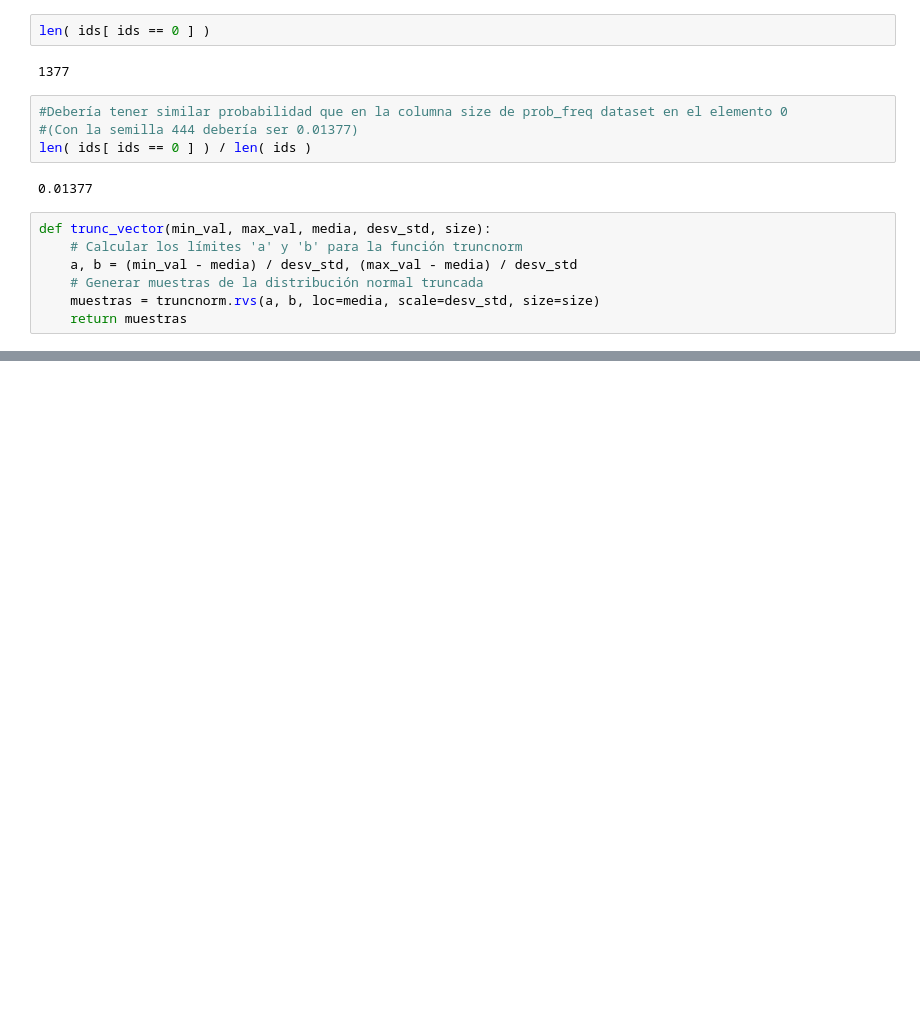
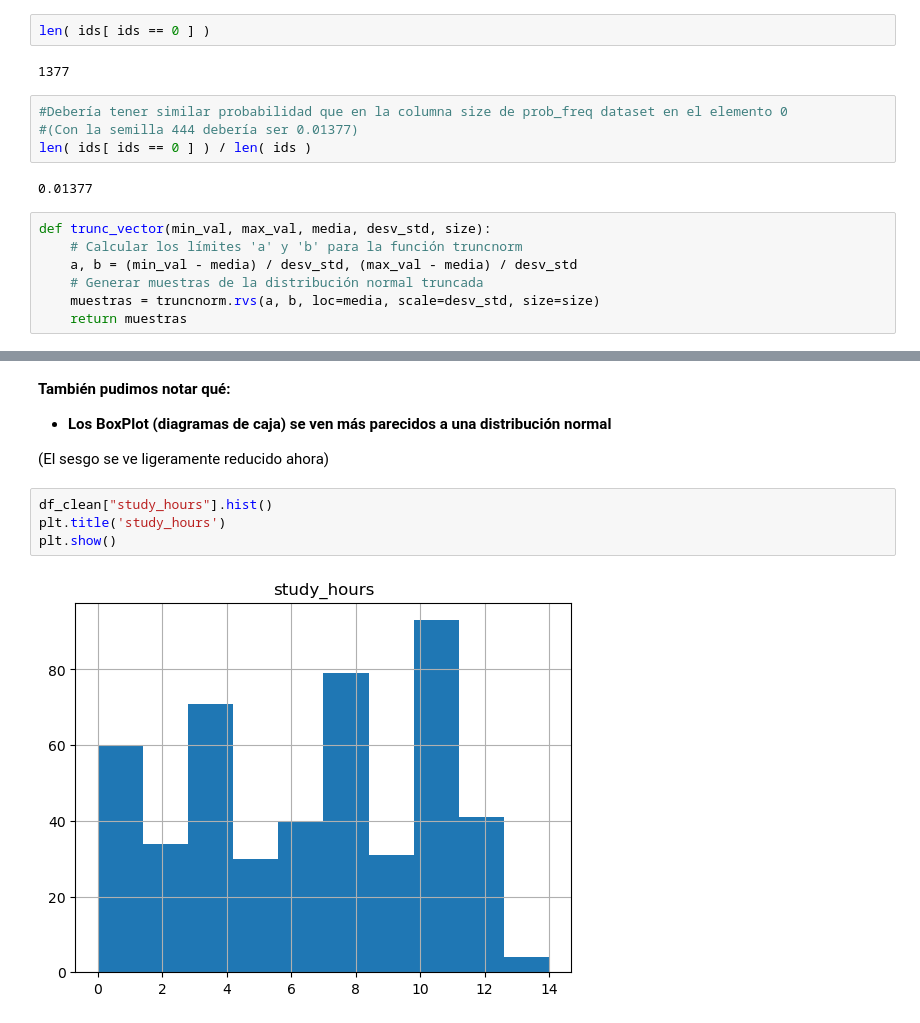
Before and after one commit to GalletaOreo98/Data-Science, a Jupyter notebook: EDA Students Depression/eda_students_depression.ipynb, the cells around one changed output, grey strips where cells are left out. Cells and saved outputs as stored; diff of their text form; blank space fills up the shorter version.

```diff
--- a/EDA Students Depression/eda_students_depression.ipynb
+++ b/EDA Students Depression/eda_students_depression.ipynb
@@ -537,0 +697,12 @@ def trunc_vector(min_val, max_val, media, desv_std, size):
+# %% [markdown]
+**También pudimos notar qué:**
+
+- **Los BoxPlot (diagramas de caja) se ven más parecidos a una distribución normal**
+
+(El sesgo se ve ligeramente reducido ahora)
+# %%
+df_clean["study_hours"].hist()
+plt.title('study_hours')
+plt.show()
+# %% [output]
+[figure, added]
```
Also changed, not shown: parts of 20 cells of this notebook.
